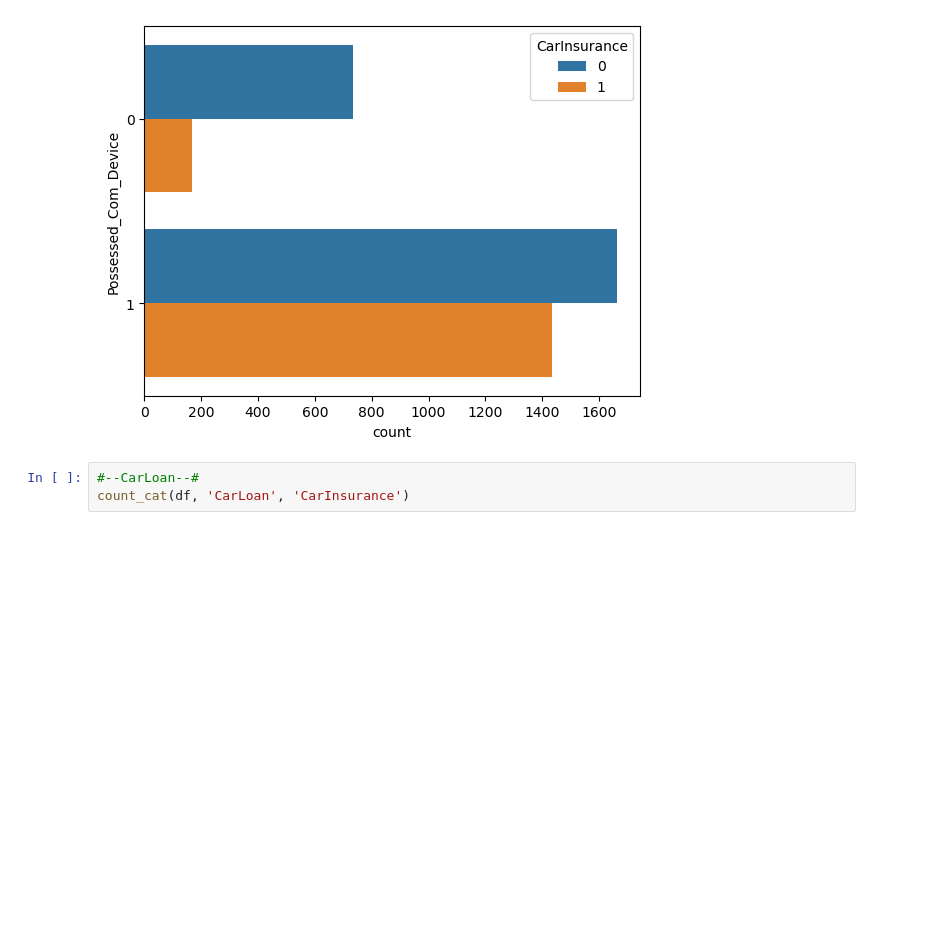
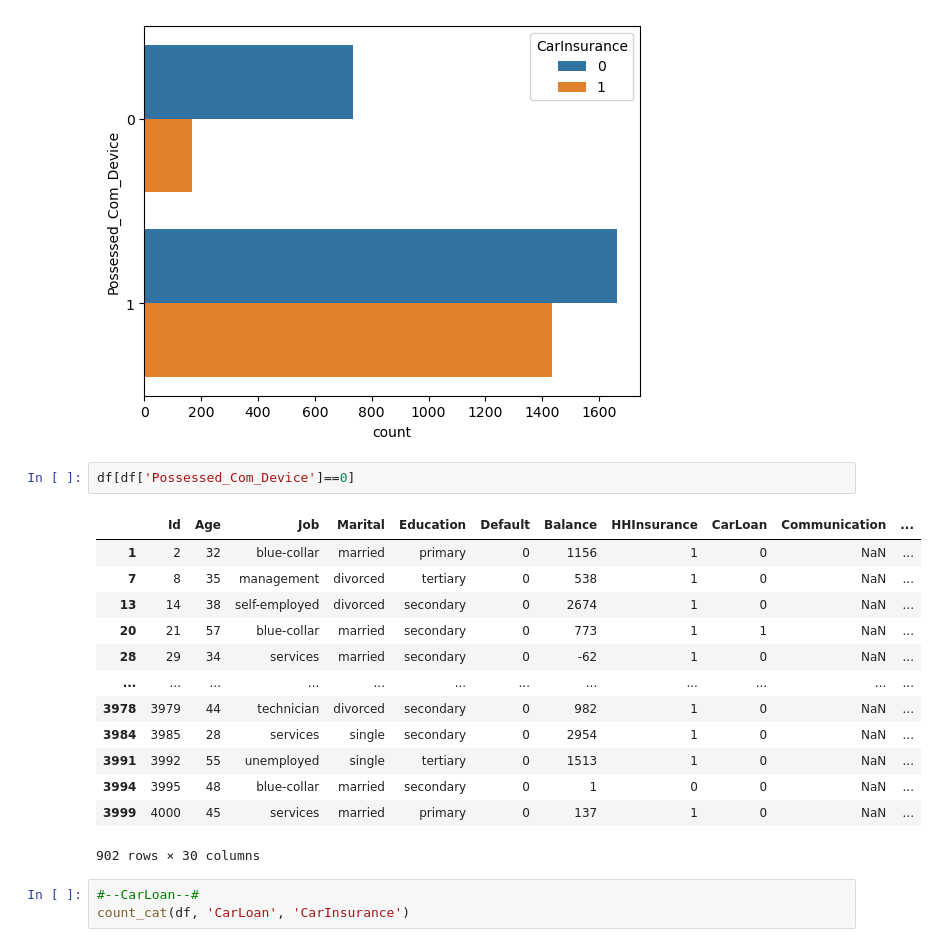
Before and after one commit to isaacebi/Car-Insurance-Cold-Calls, a Jupyter notebook: notebooks/1.0-ie-data-exploration.ipynb, the cells around one changed output. Saved outputs shown, nothing was run; the diff lists cells and outputs as text; blank space fills up the shorter version.

```diff
--- a/notebooks/1.0-ie-data-exploration.ipynb
+++ b/notebooks/1.0-ie-data-exploration.ipynb
@@ -508,6 +567,22 @@ count_cat(df, 'Possessed_Com_Device', 'CarInsurance')
 # %% [output]
 Possessed_Com_Device missing data :0
 [figure]
+# %%
+df[df['Possessed_Com_Device']==0]
+# %% [output]
+|  | Id | Age | Job | Marital | Education | Default | Balance | HHInsurance | CarLoan | Communication | ... |
+| 1 | 2 | 32 | blue-collar | married | primary | 0 | 1156 | 1 | 0 | NaN | ... |
+| 7 | 8 | 35 | management | divorced | tertiary | 0 | 538 | 1 | 0 | NaN | ... |
+| 13 | 14 | 38 | self-employed | divorced | secondary | 0 | 2674 | 1 | 0 | NaN | ... |
+| 20 | 21 | 57 | blue-collar | married | secondary | 0 | 773 | 1 | 1 | NaN | ... |
+| 28 | 29 | 34 | services | married | secondary | 0 | -62 | 1 | 0 | NaN | ... |
+| ... | ... | ... | ... | ... | ... | ... | ... | ... | ... | ... | ... |
+| 3978 | 3979 | 44 | technician | divorced | secondary | 0 | 982 | 1 | 0 | NaN | ... |
+| 3984 | 3985 | 28 | services | single | secondary | 0 | 2954 | 1 | 0 | NaN | ... |
+| 3991 | 3992 | 55 | unemployed | single | tertiary | 0 | 1513 | 1 | 0 | NaN | ... |
+| 3994 | 3995 | 48 | blue-collar | married | secondary | 0 | 1 | 0 | 0 | NaN | ... |
+| 3999 | 4000 | 45 | services | married | primary | 0 | 137 | 1 | 0 | NaN | ... |
+902 rows × 30 columns
 # %%
 #--CarLoan--#
 count_cat(df, 'CarLoan', 'CarInsurance')
```
Also changed, not shown: parts of 5 cells of this notebook.
